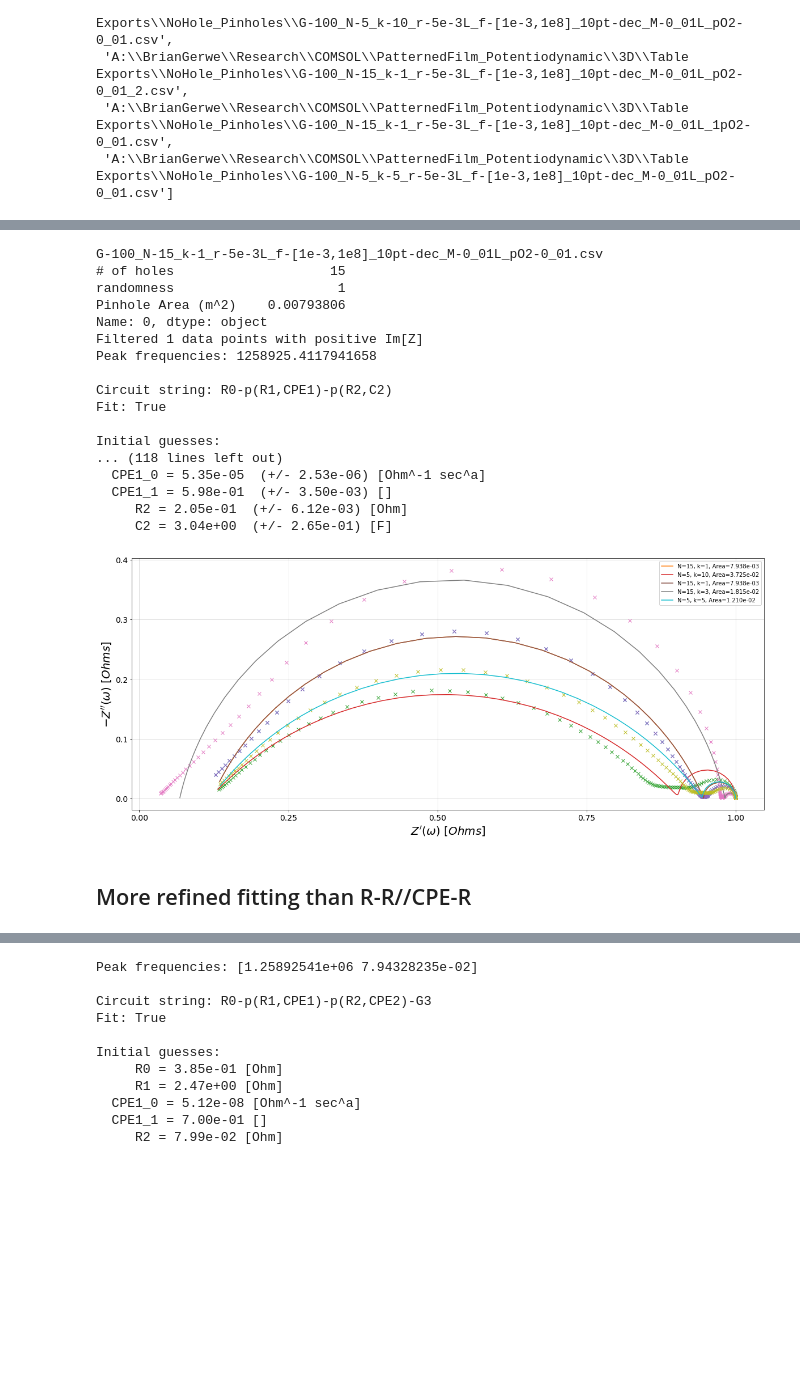
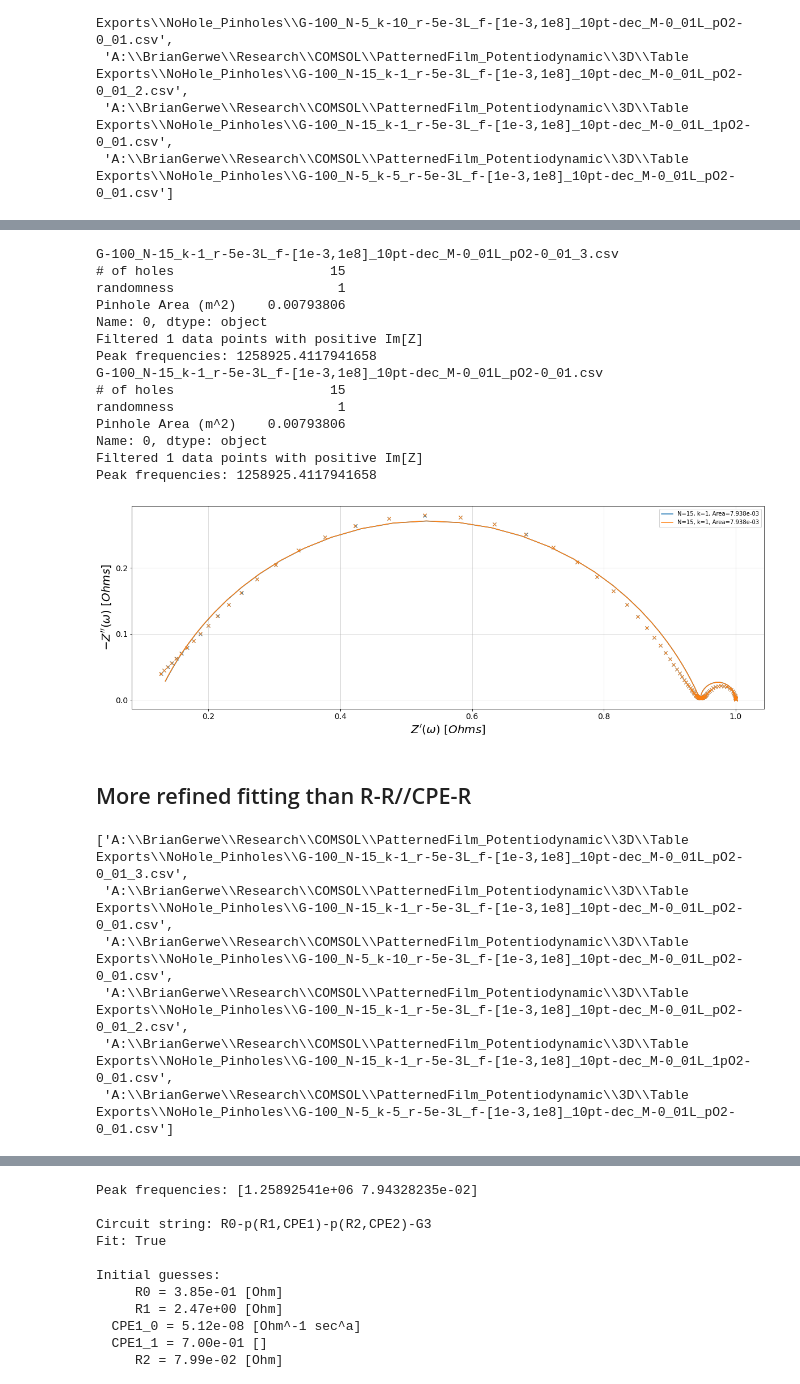
Before and after one commit to BGerwe/Xray-Project, a Jupyter notebook: fr_XAS/COMSOL analysis/NoHole_G100_EIS.ipynb, the cells around one changed output, grey strips where cells are left out. Saved outputs shown, nothing was run; the diff lists cells and outputs as text; code cells hidden in the pictures; blank space fills up the shorter version.

```diff
--- a/fr_XAS/COMSOL analysis/NoHole_G100_EIS.ipynb
+++ b/fr_XAS/COMSOL analysis/NoHole_G100_EIS.ipynb
@@ -57,45 +41,51 @@ pd.read_csv(all_files[0], skiprows=4)
 # %%
 _, ax = plt.subplots(figsize=(20,15))
 fs, Zs, circs = [], [], []
 
-for i, file in enumerate(all_files[1:]):
+for i, file in enumerate(all_files[:2]):
     print(file.split('holes\\')[-1])
     dum = pd.read_csv(file, skiprows=4)
 
     feats = dum.loc[0, ['# of holes', 'randomness', 'Pinhole Area (m^2)']]
     print(feats)
 #     dat = pd.read_csv(file, skiprows=4)
     ax, f, Z, circ = an_com.fit_R_RCPE_RC(file, ax, ind=f'N={feats[0]}, k={feats[1]}, Area={feats[2]:.3e}', scale=True)
 #      print(i, file.split("holes\\")[-1])
 #     f, Z = an_com.extract_plot_Z_scaled(file, ax, i)
 #     plot_nyquist(ax, Z/Z[-1], label=i)
     print(f'Peak frequencies: {f[np.argmin(Z.imag)]}')
-    print(circ)
+#     print(circ)
 
     fs.append(f)
     Zs.append(Z)
     circs.append(circ)
 
 plt.legend()
 plt.show()
 # %% [output]
+G-100_N-15_k-1_r-5e-3L_f-[1e-3,1e8]_10pt-dec_M-0_01L_pO2-0_01_3.csv
+# of holes                    15
+randomness                     1
+Pinhole Area (m^2)    0.00793806
+Name: 0, dtype: object
+Filtered 1 data points with positive Im[Z]
+Peak frequencies: 1258925.4117941658
 G-100_N-15_k-1_r-5e-3L_f-[1e-3,1e8]_10pt-dec_M-0_01L_pO2-0_01.csv
 # of holes                    15
 randomness                     1
 Pinhole Area (m^2)    0.00793806
 Name: 0, dtype: object
 Filtered 1 data points with positive Im[Z]
 Peak frequencies: 1258925.4117941658
-
-Circuit string: R0-p(R1,CPE1)-p(R2,C2)
-Fit: True
-
-Initial guesses:
-... (118 lines left out)
-  CPE1_0 = 5.35e-05  (+/- 2.53e-06) [Ohm^-1 sec^a]
-  CPE1_1 = 5.98e-01  (+/- 3.50e-03) []
-     R2 = 2.05e-01  (+/- 6.12e-03) [Ohm]
-     C2 = 3.04e+00  (+/- 2.65e-01) [F]
-[figure, old version]
+[figure, new version]
 # %% [markdown]
 ## More refined fitting than R-R//CPE-R
+# %%
+all_files
+# %% [output]
+['A:\\BrianGerwe\\Research\\COMSOL\\PatternedFilm_Potentiodynamic\\3D\\Table Exports\\NoHole_Pinholes\\G-100_N-15_k-1_r-5e-3L_f-[1e-3,1e8]_10pt-dec_M-0_01L_pO2-0_01_3.csv',
+ 'A:\\BrianGerwe\\Research\\COMSOL\\PatternedFilm_Potentiodynamic\\3D\\Table Exports\\NoHole_Pinholes\\G-100_N-15_k-1_r-5e-3L_f-[1e-3,1e8]_10pt-dec_M-0_01L_pO2-0_01.csv',
+ 'A:\\BrianGerwe\\Research\\COMSOL\\PatternedFilm_Potentiodynamic\\3D\\Table Exports\\NoHole_Pinholes\\G-100_N-5_k-10_r-5e-3L_f-[1e-3,1e8]_10pt-dec_M-0_01L_pO2-0_01.csv',
+ 'A:\\BrianGerwe\\Research\\COMSOL\\PatternedFilm_Potentiodynamic\\3D\\Table Exports\\NoHole_Pinholes\\G-100_N-15_k-1_r-5e-3L_f-[1e-3,1e8]_10pt-dec_M-0_01L_pO2-0_01_2.csv',
+ 'A:\\BrianGerwe\\Research\\COMSOL\\PatternedFilm_Potentiodynamic\\3D\\Table Exports\\NoHole_Pinholes\\G-100_N-15_k-1_r-5e-3L_f-[1e-3,1e8]_10pt-dec_M-0_01L_1pO2-0_01.csv',
+ 'A:\\BrianGerwe\\Research\\COMSOL\\PatternedFilm_Potentiodynamic\\3D\\Table Exports\\NoHole_Pinholes\\G-100_N-5_k-5_r-5e-3L_f-[1e-3,1e8]_10pt-dec_M-0_01L_pO2-0_01.csv']
```
Also changed, not shown: parts of 58 cells of this notebook, 15 other files.
